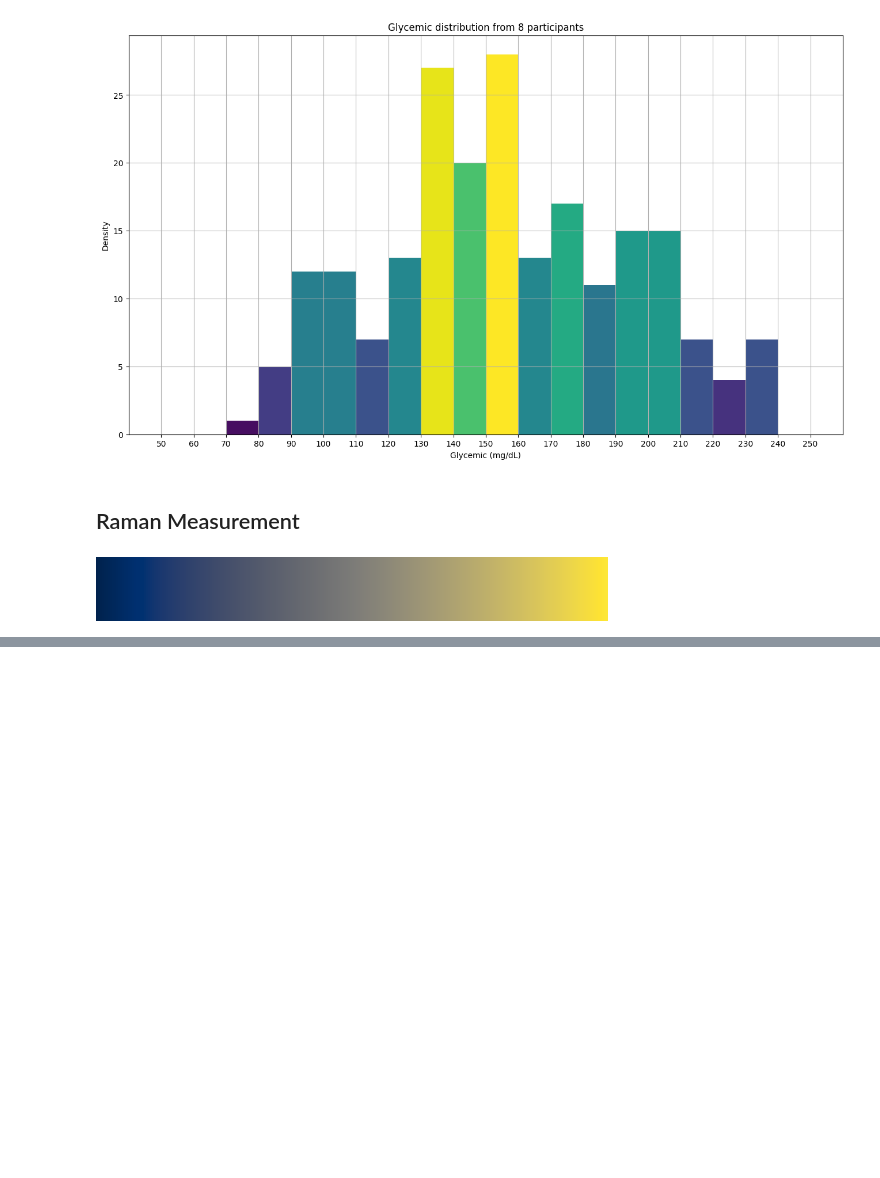
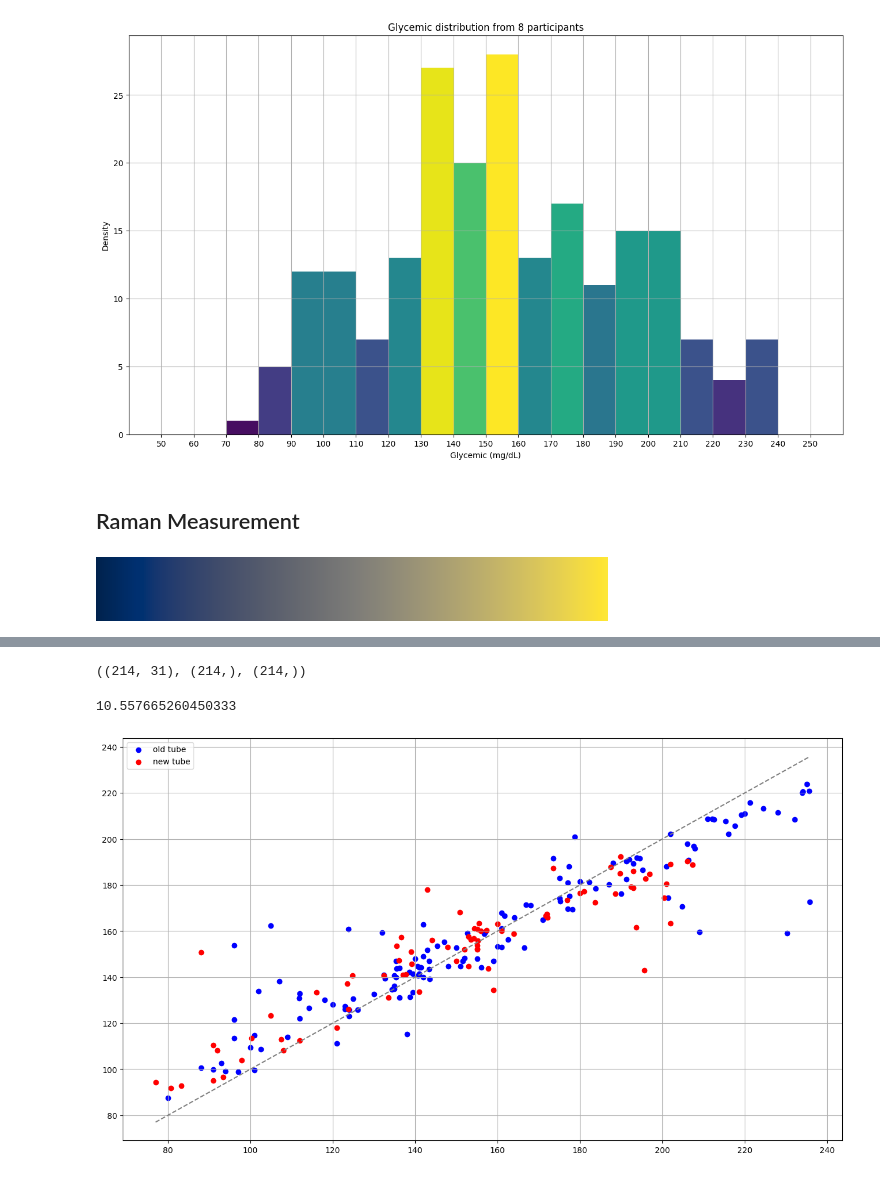
Before and after one commit to fizzyf0xy/Raman, a Jupyter notebook: python/20240327_pilot/ayalysis.ipynb, the cells around one changed output, grey strips where cells are left out. Drawn from its saved outputs; the diff is of its cells as text; code cells hidden in the pictures; blank space fills up the shorter version.

```diff
--- a/python/20240327_pilot/ayalysis.ipynb
+++ b/python/20240327_pilot/ayalysis.ipynb
@@ -271,0 +287,75 @@ plt.show()
+# %%
+y = []
+X = []
+groups = []
+for subj_id, data in zip(subj_ids, datas):
+    feature = np.vstack(data.feature.values)
+    n, _ = feature.shape
+    # y_911 = feature[:, (x > 905) & (x < 915)].mean(axis=1).reshape(n,-1)
+    y_911 = feature[:, (x > 905) & (x < 915)]
+    # y_1060 = feature[:, (x > 1050) & (x < 1070)].mean(axis=1).reshape(n,-1)
+    y_1060 = feature[:, (x > 1050) & (x < 1070)]
+    # protien = feature[:, (x > 1440) & (x < 1460)].mean(axis=1).reshape(n,-1)
+    protien = feature[:, (x > 1440) & (x < 1460)]
+    # sugar = feature[:, (x > 1120) & (x < 1130)].mean(axis=1).reshape(n,-1)
+    sugar = feature[:, (x > 1120) & (x < 1130)]
+    temp = np.hstack([sugar, protien, y_911, y_1060])
+    X.append(temp)
+    y.append(data.glucose.values)
+    if(subj_id in ['s1','s2','s3','s4','s5']):
+        groups.append([1] * n)
+    else:
+        groups.append([2] * n)
+X = np.vstack(X)
+y = np.hstack(y)
+groups = np.hstack(groups)
+X.shape, y.shape, groups.shape
+# %% [output]
+((214, 31), (214,), (214,))
+# %%
+split = RepeatedKFold(n_splits=5, n_repeats=4, random_state=24)
+best_model = None
+best_error = np.infty
+best_scaler = None
+for train, test in split.split(X):
+    X_train, y_train = X[train], y[train]
+    X_test, y_test = X[test], y[test]
+    # Train
+    # scaler = StandardScaler()
+    # y_train = scaler.fit_transform(y_train.reshape(-1,1))
+    # model = LinearRegression()
+    # model = RandomForestRegressor()
+    model = GradientBoostingRegressor()
+    # model = AdaBoostRegressor()
+    model = model.fit(X_train,y_train.reshape(-1))
+    # Test
+    # y_test = scaler.transform(y_test.reshape(-1,1))
+    y_hat = model.predict(X_test)
+    error = mean_squared_error(y_pred=y_hat,y_true=y_test)
+    if(best_error > error):
+        best_model = model
+        best_error = error
+        # best_scaler = scaler
+    # print(error)
+# print(best_error, best_model.coef_)
+# %%
+model = best_model
+# scaler = best_scaler
+
+y_hat = model.predict(X)
+# y_scale = scaler.transform(y.reshape(-1,1))
+# print(X.shape, y_hat.shape, y_scale.shape)
+print(mean_absolute_error(y_pred=y_hat,y_true=y))
+fig,ax = plt.subplots(figsize=(16,9))
+ax.scatter(x=y[groups == 1], y=y_hat[groups == 1], color='blue', label='old tube')
+ax.scatter(x=y[groups == 2], y=y_hat[groups == 2], color='red', label='new tube')
+
+min_xy = min(min(y), min(y_hat))
+max_xy = max(max(y), max(y_hat))
+ax.plot([min_xy, max_xy], [min_xy, max_xy], linestyle='--', color='grey')
+ax.legend()
+ax.grid()
+plt.show()
+# %% [output]
+10.557665260450333
+[figure, added]
```
Also changed, not shown: parts of 7 cells of this notebook, 2 other files.
